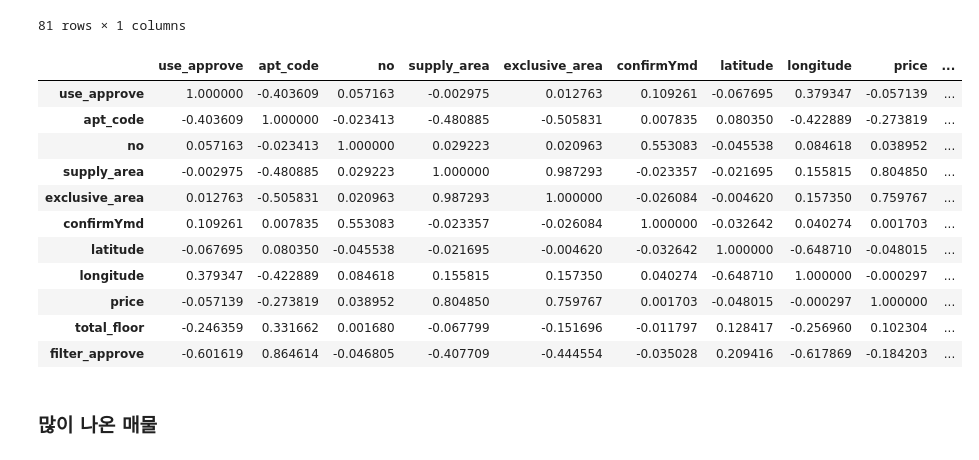
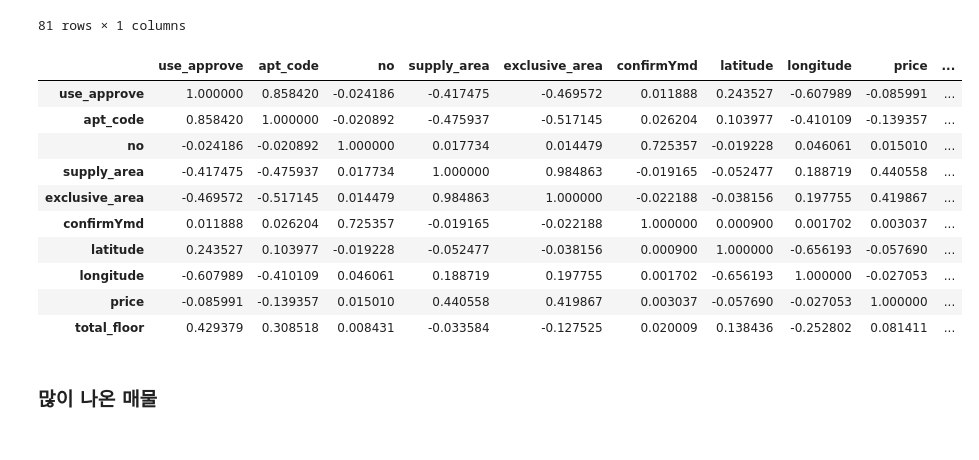
Before and after one commit to dbsgh3344/gcp_estate_project, a Jupyter notebook: analysis/estate_eda.ipynb, the cells around one changed output. Drawn from its saved outputs; the diff is of its cells as text; code cells hidden in the pictures.

```diff
--- a/analysis/estate_eda.ipynb
+++ b/analysis/estate_eda.ipynb
@@ -303,21 +303,22 @@ plt.show()
 | 송도아리스타프라임 | 37000.0 |
 | 스위트리아 | 35500.0 |
 81 rows × 1 columns
+# %%
+results['use_approve']=results['use_approve'].apply(lambda row : int(str(row)[:4]))
 # %%
-only_purchase.corr()
+results.corr()
 # %% [output]
 |  | use_approve | apt_code | no | supply_area | exclusive_area | confirmYmd | latitude | longitude | price | ... |
-| use_approve | 1.000000 | -0.403609 | 0.057163 | -0.002975 | 0.012763 | 0.109261 | -0.067695 | 0.379347 | -0.057139 | ... |
-| apt_code | -0.403609 | 1.000000 | -0.023413 | -0.480885 | -0.505831 | 0.007835 | 0.080350 | -0.422889 | -0.273819 | ... |
-| no | 0.057163 | -0.023413 | 1.000000 | 0.029223 | 0.020963 | 0.553083 | -0.045538 | 0.084618 | 0.038952 | ... |
-| supply_area | -0.002975 | -0.480885 | 0.029223 | 1.000000 | 0.987293 | -0.023357 | -0.021695 | 0.155815 | 0.804850 | ... |
-| exclusive_area | 0.012763 | -0.505831 | 0.020963 | 0.987293 | 1.000000 | -0.026084 | -0.004620 | 0.157350 | 0.759767 | ... |
-| confirmYmd | 0.109261 | 0.007835 | 0.553083 | -0.023357 | -0.026084 | 1.000000 | -0.032642 | 0.040274 | 0.001703 | ... |
-| latitude | -0.067695 | 0.080350 | -0.045538 | -0.021695 | -0.004620 | -0.032642 | 1.000000 | -0.648710 | -0.048015 | ... |
-| longitude | 0.379347 | -0.422889 | 0.084618 | 0.155815 | 0.157350 | 0.040274 | -0.648710 | 1.000000 | -0.000297 | ... |
-| price | -0.057139 | -0.273819 | 0.038952 | 0.804850 | 0.759767 | 0.001703 | -0.048015 | -0.000297 | 1.000000 | ... |
-| total_floor | -0.246359 | 0.331662 | 0.001680 | -0.067799 | -0.151696 | -0.011797 | 0.128417 | -0.256960 | 0.102304 | ... |
-| filter_approve | -0.601619 | 0.864614 | -0.046805 | -0.407709 | -0.444554 | -0.035028 | 0.209416 | -0.617869 | -0.184203 | ... |
+| use_approve | 1.000000 | 0.858420 | -0.024186 | -0.417475 | -0.469572 | 0.011888 | 0.243527 | -0.607989 | -0.085991 | ... |
+| apt_code | 0.858420 | 1.000000 | -0.020892 | -0.475937 | -0.517145 | 0.026204 | 0.103977 | -0.410109 | -0.139357 | ... |
+| no | -0.024186 | -0.020892 | 1.000000 | 0.017734 | 0.014479 | 0.725357 | -0.019228 | 0.046061 | 0.015010 | ... |
+| supply_area | -0.417475 | -0.475937 | 0.017734 | 1.000000 | 0.984863 | -0.019165 | -0.052477 | 0.188719 | 0.440558 | ... |
+| exclusive_area | -0.469572 | -0.517145 | 0.014479 | 0.984863 | 1.000000 | -0.022188 | -0.038156 | 0.197755 | 0.419867 | ... |
+| confirmYmd | 0.011888 | 0.026204 | 0.725357 | -0.019165 | -0.022188 | 1.000000 | 0.000900 | 0.001702 | 0.003037 | ... |
+| latitude | 0.243527 | 0.103977 | -0.019228 | -0.052477 | -0.038156 | 0.000900 | 1.000000 | -0.656193 | -0.057690 | ... |
+| longitude | -0.607989 | -0.410109 | 0.046061 | 0.188719 | 0.197755 | 0.001702 | -0.656193 | 1.000000 | -0.027053 | ... |
+| price | -0.085991 | -0.139357 | 0.015010 | 0.440558 | 0.419867 | 0.003037 | -0.057690 | -0.027053 | 1.000000 | ... |
+| total_floor | 0.429379 | 0.308518 | 0.008431 | -0.033584 | -0.127525 | 0.020009 | 0.138436 | -0.252802 | 0.081411 | ... |
 # %% [markdown]
 ### 많이 나온 매물
 # %%
```
Also changed, not shown: parts of 4 cells of this notebook, 3 other files.
